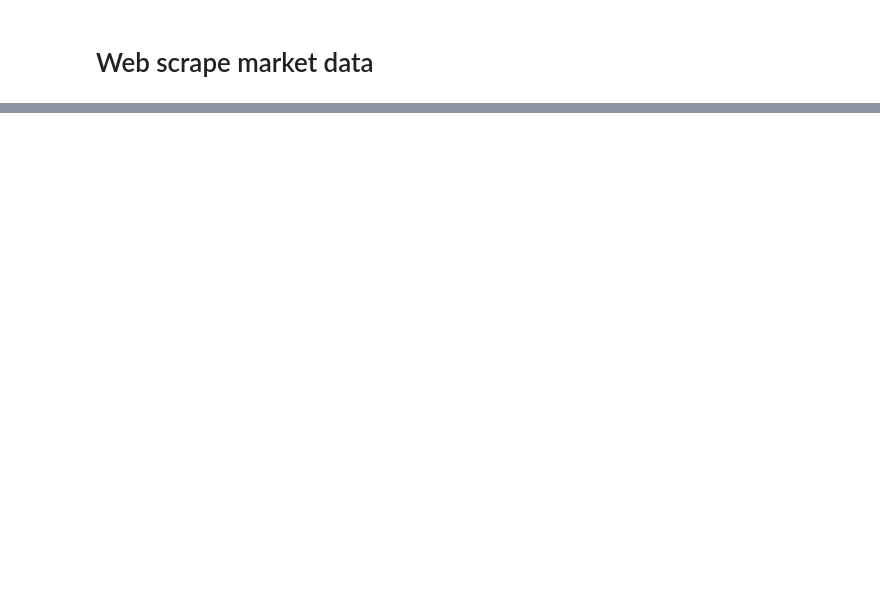
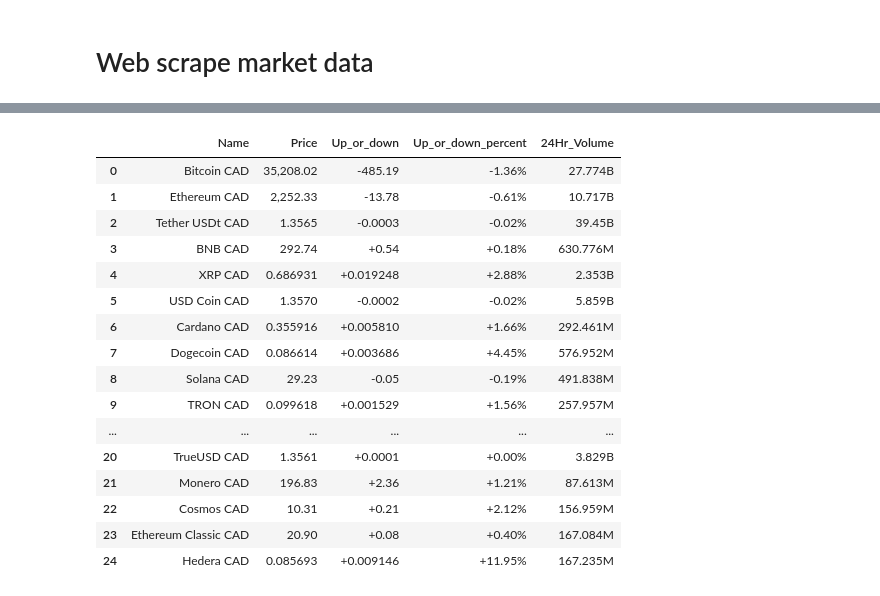
Before and after one commit to MabelChan2023/Crypto_analysis, a Jupyter notebook: WebScrapping.ipynb, the cells around one changed output, grey strips where cells are left out. Drawn from its saved outputs; the diff is of its cells as text; code cells hidden in the pictures; blank space fills up the shorter version.

```diff
--- a/WebScrapping.ipynb
+++ b/WebScrapping.ipynb
@@ -132,0 +126,30 @@ df = pd.DataFrame(data, columns=columns)
+# %%
+def up_down_color(value):
+  if '+' in value:
+    color = 'green'
+  elif '-' in value:
+    color = 'red'
+  else:
+    color = 'non'
+
+  return 'color: %s' % color
+# %%
+stockData_df.style.applymap(up_down_color, subset=['Up_or_down_percent'])
+# %% [output]
+|  | Name | Price | Up_or_down | Up_or_down_percent | 24Hr_Volume |
+| 0 | Bitcoin CAD | 35,208.02 | -485.19 | -1.36% | 27.774B |
+| 1 | Ethereum CAD | 2,252.33 | -13.78 | -0.61% | 10.717B |
+| 2 | Tether USDt CAD | 1.3565 | -0.0003 | -0.02% | 39.45B |
+| 3 | BNB CAD | 292.74 | +0.54 | +0.18% | 630.776M |
+| 4 | XRP CAD | 0.686931 | +0.019248 | +2.88% | 2.353B |
+| 5 | USD Coin CAD | 1.3570 | -0.0002 | -0.02% | 5.859B |
+| 6 | Cardano CAD | 0.355916 | +0.005810 | +1.66% | 292.461M |
+| 7 | Dogecoin CAD | 0.086614 | +0.003686 | +4.45% | 576.952M |
+| 8 | Solana CAD | 29.23 | -0.05 | -0.19% | 491.838M |
+| 9 | TRON CAD | 0.099618 | +0.001529 | +1.56% | 257.957M |
+| ... | ... | ... | ... | ... | ... |
+| 20 | TrueUSD CAD | 1.3561 | +0.0001 | +0.00% | 3.829B |
+| 21 | Monero CAD | 196.83 | +2.36 | +1.21% | 87.613M |
+| 22 | Cosmos CAD | 10.31 | +0.21 | +2.12% | 156.959M |
+| 23 | Ethereum Classic CAD | 20.90 | +0.08 | +0.40% | 167.084M |
+| 24 | Hedera CAD | 0.085693 | +0.009146 | +11.95% | 167.235M |
```
Also changed, not shown: parts of 9 cells of this notebook.
